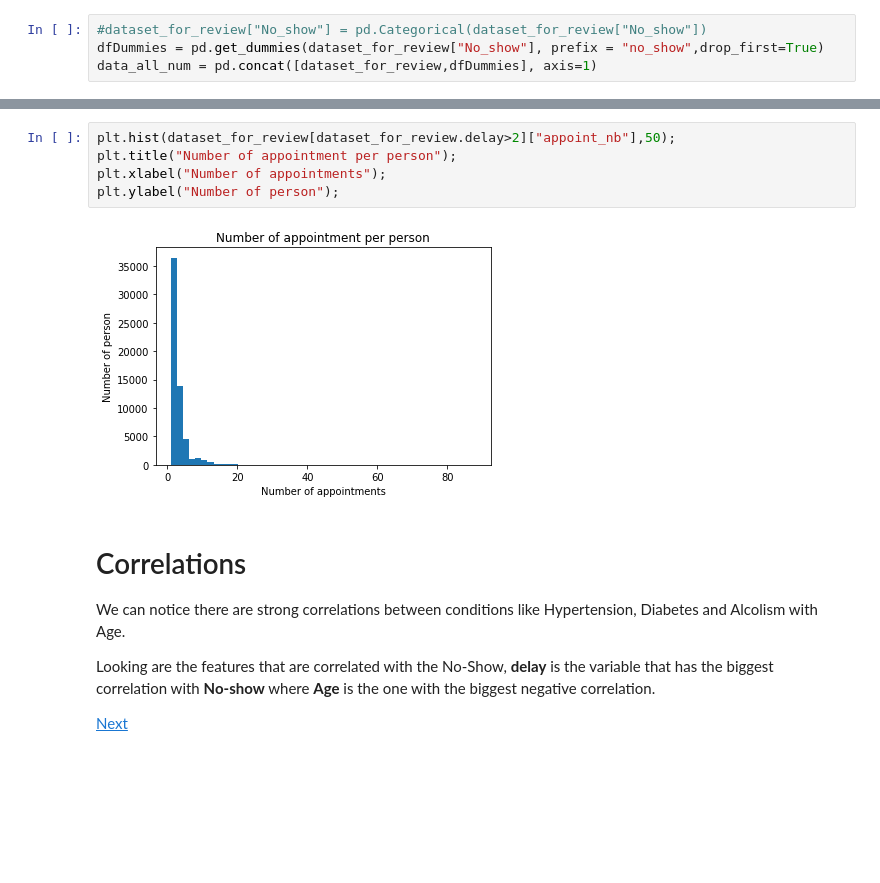
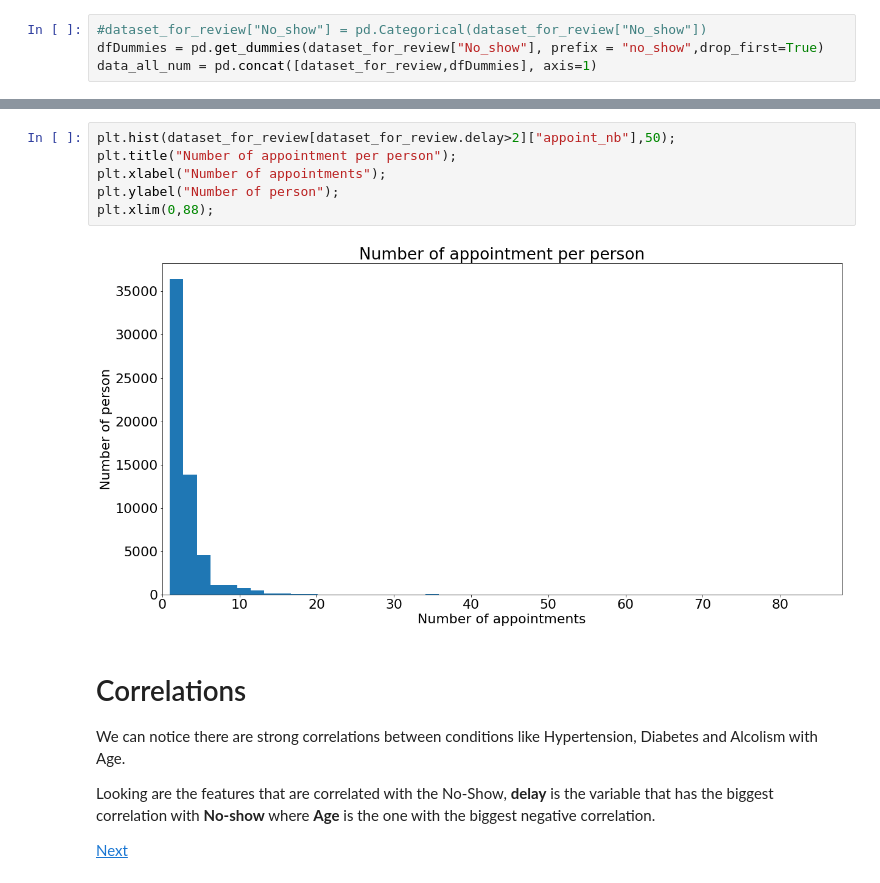
Before and after one commit to percevalve/test, a Jupyter notebook: no_show_rate.ipynb, the cells around one changed output, grey strips where cells are left out. Saved outputs shown, nothing was run; the diff lists cells and outputs as text; blank space fills up the shorter version.

```diff
--- a/no_show_rate.ipynb
+++ b/no_show_rate.ipynb
@@ -256,10 +271,11 @@ plt.ylabel("Number of appointments");
 # %%
 plt.hist(dataset_for_review[dataset_for_review.delay>2]["appoint_nb"],50);
 plt.title("Number of appointment per person");
 plt.xlabel("Number of appointments");
 plt.ylabel("Number of person");
+plt.xlim(0,88);
 # %% [output]
-[figure, old version]
+[figure, new version]
 # %% [markdown]
 # Correlations
 <a id="correlations"></a>
```
Also changed, not shown: parts of 43 cells of this notebook.
